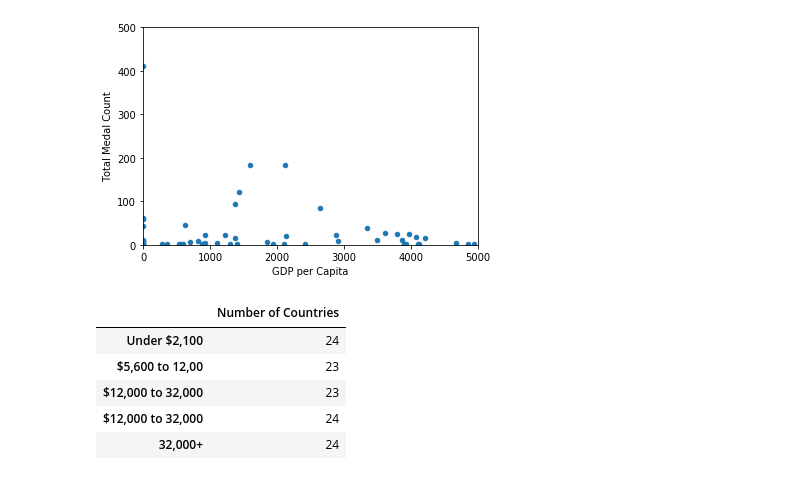
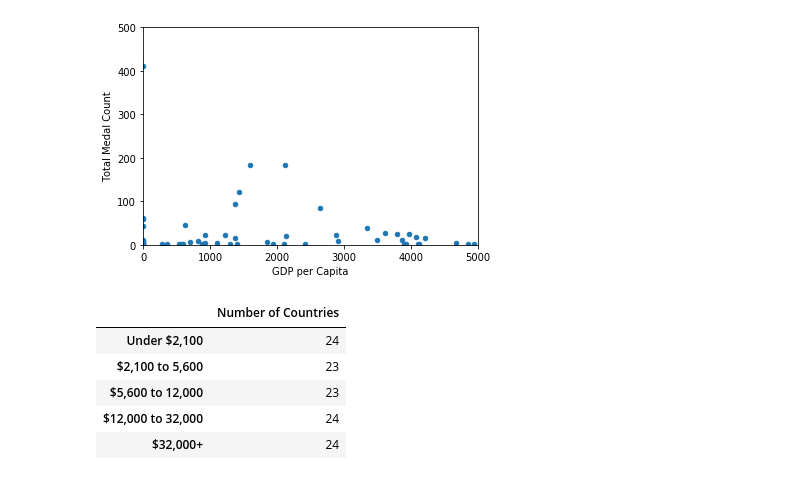
Before and after one commit to brittney-joyce/Olympic-Data-Analysis, a Jupyter notebook: Individual_Code/Taron/Taron Code.ipynb, the cells around one changed output. Cells and saved outputs as stored; diff of their text form; code cells hidden in the pictures.

```diff
--- a/Individual_Code/Taron/Taron Code.ipynb
+++ b/Individual_Code/Taron/Taron Code.ipynb
@@ -89,7 +89,7 @@ plt.show()
 # %%
 #Create Bins to segment data by population
 pop_bins = [0, 2.95, 8.400000, 20.000000, 50.000000, 99999999999 ]
-pop_names = ["Under 3 million", "3 million to 8.4 million", " 8.4 million to 20 million", "20 million to 50 million", "50 million+"]
+pop_names = ["Under 3", "3 to 8.4", "8.4 to 20", "20 to 50 ", "50+"]
 
 # Categorize the Countries into population bins
 SW_Merge['Pop Seg']=pd.cut(SW_Merge["Population"], pop_bins, labels=pop_names)
@@ -157,22 +157,22 @@ plt.show()
 # %%
 #Bin GDP Data
 gdp_bins = [0, 2120, 5600, 12000, 32000, 999999 ]
-gdp_names = ["Under $2,100", "$5,600 to 12,00", "$12,000 to 32,000", "$12,000 to 32,000", "32,000+"]
+gdp_names = ["Under $2,100", "$2,100 to 5,600", "$5,600 to 12,000", "$12,000 to 32,000", "$32,000+"]
 
 # Categorize the Countries into population bins
 SW_Merge['GDP Seg']=pd.cut(SW_Merge["GDP per Capita"], gdp_bins, labels=gdp_names)
 SW_Merge.head(5)
 #Visualize the breakdown of the segments
 gdp_demographics_totals = SW_Merge["GDP Seg"].value_counts()
 gdp_demographics_totals = pd.DataFrame({"Number of Countries": gdp_demographics_totals})
 gdp_demographics_totals.sort_index()
 # %% [output]
 |  | Number of Countries |
 | Under $2,100 | 24 |
-| $5,600 to 12,00 | 23 |
-| $12,000 to 32,000 | 23 |
+| $2,100 to 5,600 | 23 |
+| $5,600 to 12,000 | 23 |
 | $12,000 to 32,000 | 24 |
-| 32,000+ | 24 |
+| $32,000+ | 24 |
 # %%
 #GDP per capita Binned bar plot
 gdpseg_=SW_Merge.groupby('GDP Seg')
```
Also changed, not shown: parts of 3 cells of this notebook.
